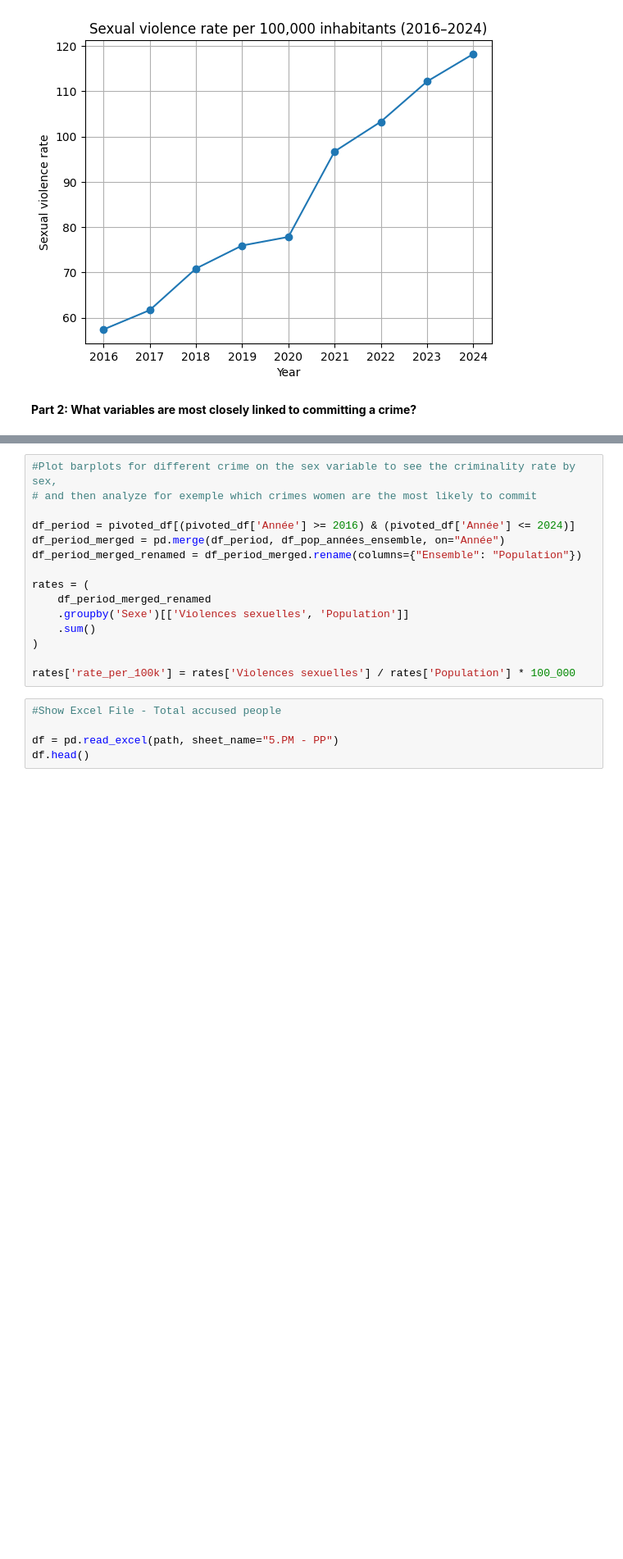
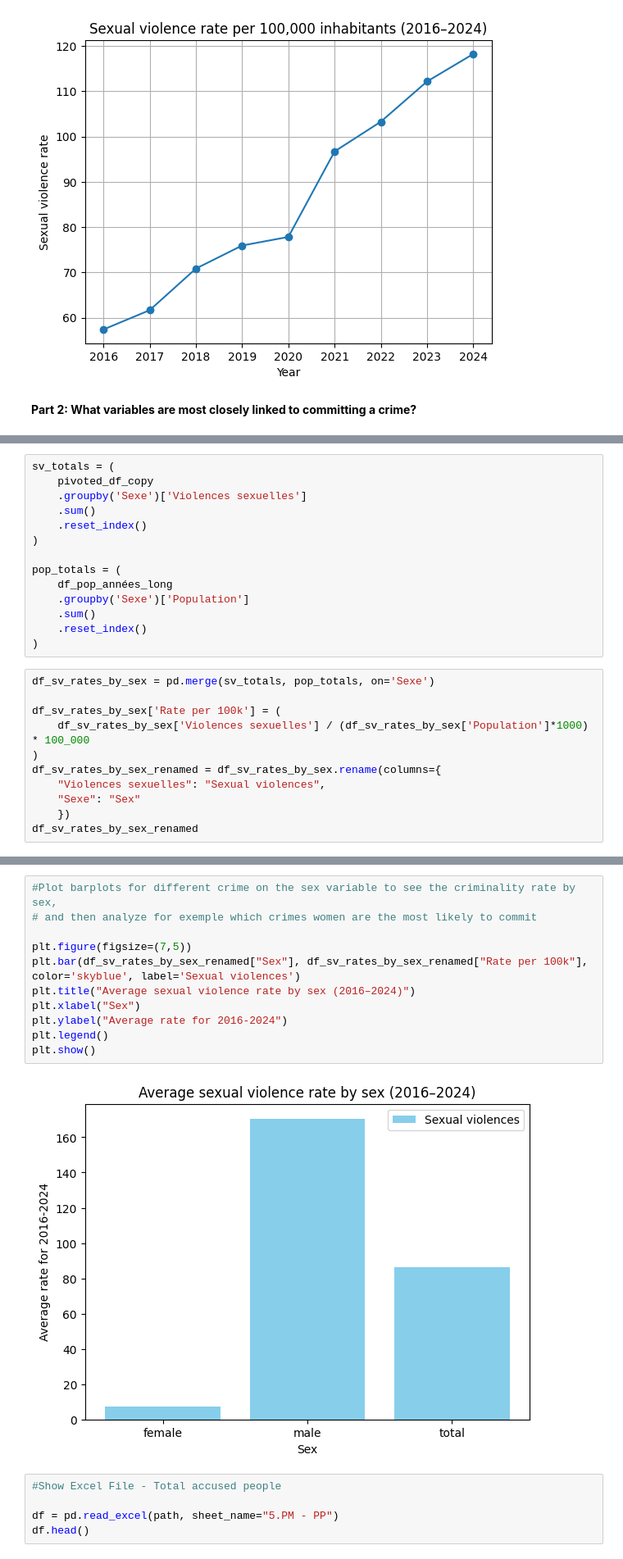
Before and after one commit to luciedum-dot/Intro-to-data-analysis-with-Python---Final-Project, a Jupyter notebook: Evolutions_of_Criminality_France_2016_2024.ipynb, the cells around one changed output, grey strips where cells are left out. Shown: that part at 82% size. Cells and saved outputs as stored; diff of their text form; blank space fills up the shorter version.

Commit message:
Barplot average sexual violence rate by sex

```diff
--- a/Evolutions_of_Criminality_France_2016_2024.ipynb
+++ b/Evolutions_of_Criminality_France_2016_2024.ipynb
@@ -279,0 +328,25 @@ plt.show()
+# %%
+sv_totals = (
+    pivoted_df_copy
+    .groupby('Sexe')['Violences sexuelles']
+    .sum()
+    .reset_index()
+)
+
+pop_totals = (
+    df_pop_années_long
+    .groupby('Sexe')['Population']
+    .sum()
+    .reset_index()
+)
+# %%
+df_sv_rates_by_sex = pd.merge(sv_totals, pop_totals, on='Sexe')
+
+df_sv_rates_by_sex['Rate per 100k'] = (
+    df_sv_rates_by_sex['Violences sexuelles'] / (df_sv_rates_by_sex['Population']*1000) * 100_000
+)
+df_sv_rates_by_sex_renamed = df_sv_rates_by_sex.rename(columns={
+    "Violences sexuelles": "Sexual violences",
+    "Sexe": "Sex"
+    })
+df_sv_rates_by_sex_renamed
@@ -280,18 +358,16 @@ plt.show()
 # %%
 #Plot barplots for different crime on the sex variable to see the criminality rate by sex,
 # and then analyze for exemple which crimes women are the most likely to commit
 
-df_period = pivoted_df[(pivoted_df['Année'] >= 2016) & (pivoted_df['Année'] <= 2024)]
-df_period_merged = pd.merge(df_period, df_pop_années_ensemble, on="Année")
-df_period_merged_renamed = df_period_merged.rename(columns={"Ensemble": "Population"})
-
-rates = (
-    df_period_merged_renamed
-    .groupby('Sexe')[['Violences sexuelles', 'Population']]
-    .sum()
-)
-
-rates['rate_per_100k'] = rates['Violences sexuelles'] / rates['Population'] * 100_000
+plt.figure(figsize=(7,5))
+plt.bar(df_sv_rates_by_sex_renamed["Sex"], df_sv_rates_by_sex_renamed["Rate per 100k"], color='skyblue', label='Sexual violences')
+plt.title("Average sexual violence rate by sex (2016–2024)")
+plt.xlabel("Sex")
+plt.ylabel("Average rate for 2016-2024")
+plt.legend()
+plt.show()
+# %% [output]
+[figure, added]
 # %%
 #Show Excel File - Total accused people
 
```
Also changed, not shown: parts of 8 cells of this notebook.
